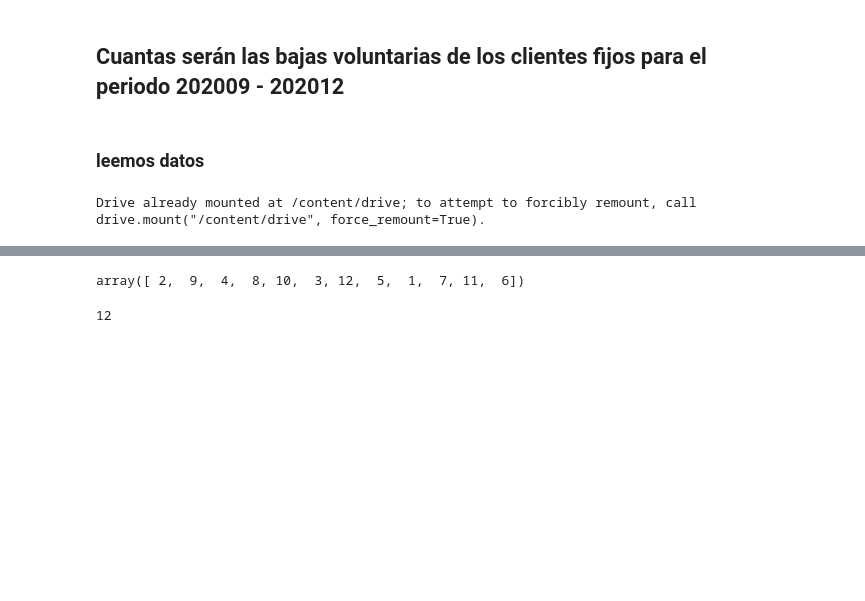
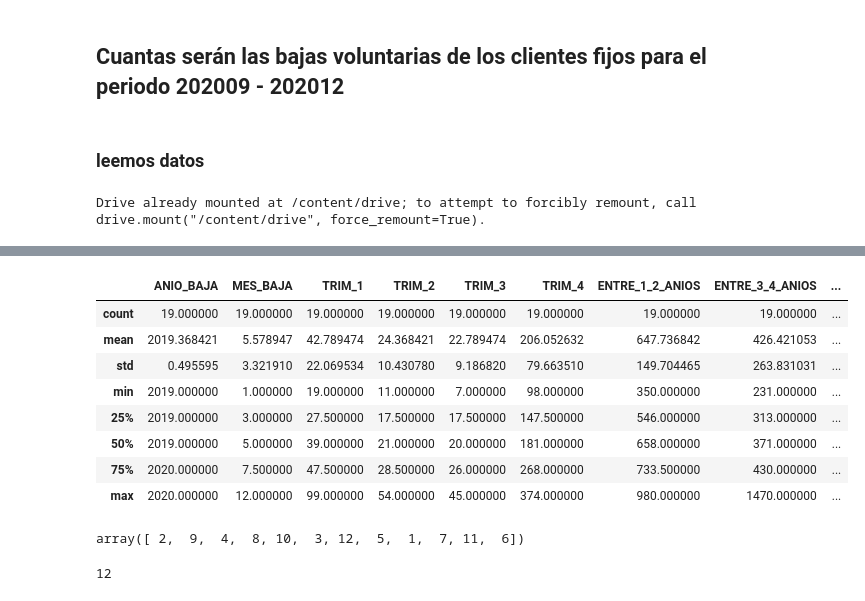
Before and after one commit to ClauCll/Curso_ML_A_Z, a Jupyter notebook: Regresión/Regresion_Bajas_Antiguedad_v4.ipynb, the cells around one changed output, grey strips where cells are left out. Drawn from its saved outputs; the diff is of its cells as text; code cells hidden in the pictures; blank space fills up the shorter version.

```diff
--- a/Regresión/Regresion_Bajas_Antiguedad_v4.ipynb
+++ b/Regresión/Regresion_Bajas_Antiguedad_v4.ipynb
@@ -32,3 +56,16 @@ data.shape
+# %%
+# Variables numéricas
+data.select_dtypes(include=['float64', 'int']).describe()
+# %% [output]
+|  | ANIO_BAJA | MES_BAJA | TRIM_1 | TRIM_2 | TRIM_3 | TRIM_4 | ENTRE_1_2_ANIOS | ENTRE_3_4_ANIOS | ... |
+| count | 19.000000 | 19.000000 | 19.000000 | 19.000000 | 19.000000 | 19.000000 | 19.000000 | 19.000000 | ... |
+| mean | 2019.368421 | 5.578947 | 42.789474 | 24.368421 | 22.789474 | 206.052632 | 647.736842 | 426.421053 | ... |
+| std | 0.495595 | 3.321910 | 22.069534 | 10.430780 | 9.186820 | 79.663510 | 149.704465 | 263.831031 | ... |
+| min | 2019.000000 | 1.000000 | 19.000000 | 11.000000 | 7.000000 | 98.000000 | 350.000000 | 231.000000 | ... |
+| 25% | 2019.000000 | 3.000000 | 27.500000 | 17.500000 | 17.500000 | 147.500000 | 546.000000 | 313.000000 | ... |
+| 50% | 2019.000000 | 5.000000 | 39.000000 | 21.000000 | 20.000000 | 181.000000 | 658.000000 | 371.000000 | ... |
+| 75% | 2020.000000 | 7.500000 | 47.500000 | 28.500000 | 26.000000 | 268.000000 | 733.500000 | 430.000000 | ... |
+| max | 2020.000000 | 12.000000 | 99.000000 | 54.000000 | 45.000000 | 374.000000 | 980.000000 | 1470.000000 | ... |
 # %%
 c1,c2,c3,c4,c5,c6,c7 = [],[],[],[],[],[],[]
 
```
Also changed, not shown: parts of 2 cells of this notebook.
